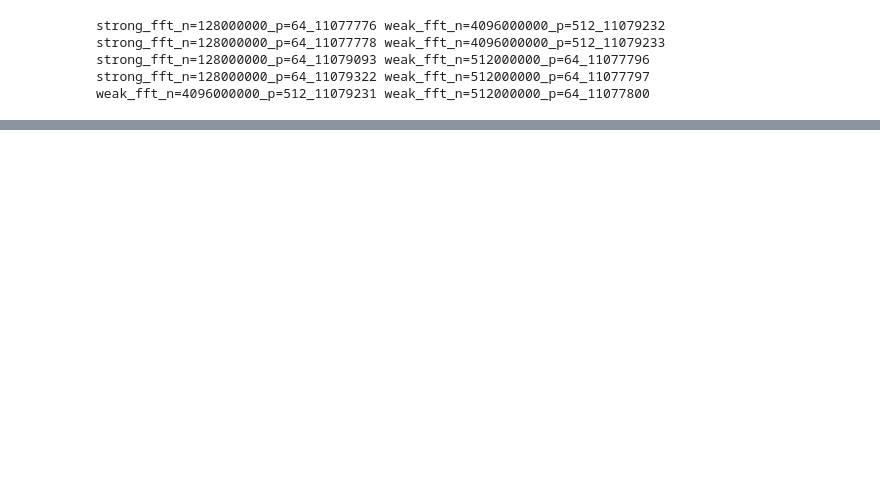
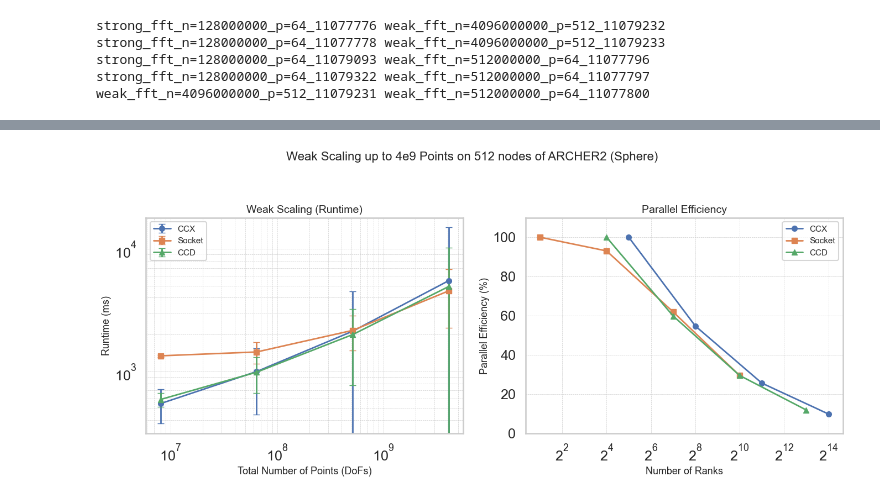
Before and after one commit to bempp/kifmm, a Jupyter notebook: hpc/ijhpca/Weak Scaling.ipynb, the cells around one changed output, grey strips where cells are left out. Saved outputs shown, nothing was run; the diff lists cells and outputs as text; code cells hidden in the pictures; blank space fills up the shorter version.

```diff
--- a/hpc/ijhpca/Weak Scaling.ipynb
+++ b/hpc/ijhpca/Weak Scaling.ipynb
@@ -102,0 +116,4 @@ weak_scaling([df0, df1, df2], names=["CCX", "Socket", "CCD"], title="Weak Scalin
+# %%
+weak_scaling([df3, df4, df5], names=["CCX", "Socket", "CCD"], title="Weak Scaling up to 4e9 Points on 512 nodes of ARCHER2 (Sphere)")
+# %% [output]
+[figure, added]
```
Also changed, not shown: parts of 4 cells of this notebook, 30 other files.
